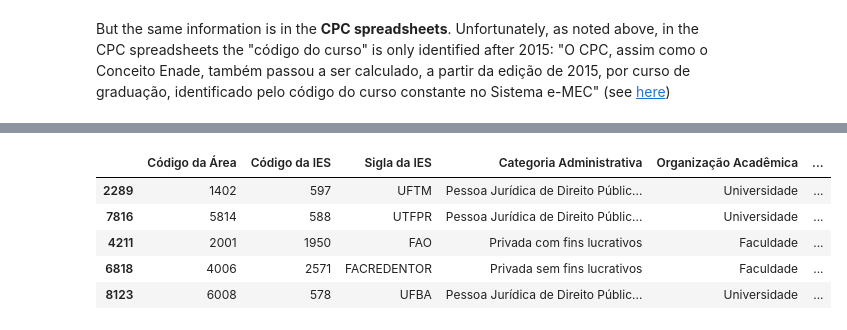
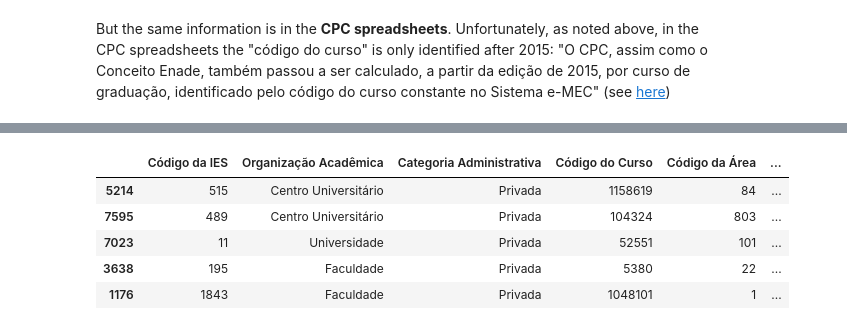
Before and after one commit to ewout/idd, a Jupyter notebook: 1-CreateDataset.ipynb, the cells around one changed output, grey strips where cells are left out. Saved outputs shown, nothing was run; the diff lists cells and outputs as text; code cells hidden in the pictures.

```diff
--- a/1-CreateDataset.ipynb
+++ b/1-CreateDataset.ipynb
@@ -178,7 +204,8 @@ def xls2csv(ano,fn,cols,colnames):
 
     return df
 # %%
-cpcfiles = {2017:'data/original/resultado_cpc_2017.xlsx',
+cpcfiles = {2018: 'data/original/portal_CPC_edicao2018.xlsx',
+            2017: 'data/original/resultado_cpc_2017.xlsx',
             2016: 'data/original/Resultado_CPC_2016_portal_23_02_2018.xls',
             2015: 'data/original/cpc_2015_portal_atualizado_03_10_2017.xls',
             2014: 'data/original/cpc2014_atualizado_em_04122017.xlsx',
@@ -190,9 +217,16 @@ cpcfiles = {2017:'data/original/resultado_cpc_2017.xlsx',
 # Nci, Ncp e N = participantes inscritos, participantes e com ENEM resp.
 
 
-cpccols = {2017: [[1,3,5,6,7,8,9,10,13,14,17,18,19,20,35,36],['area','ies','siglies','orgacad','catadm','curso','modalidade','municipio','Nci','Ncp','enade','N','fracN','idd','cpc','cpcf']], #N = conluintes com nota no enem
+cpccols = {
+           2018: [[1,3,4,5,6,7,9,10,13,14,19,20,21,22,36,37],['ies','siglies','orgacad','catadm','curso','area','modalidade','municipio','Nci','Ncp','enade','N','fracN','idd','cpc','cpcf']],
+           2017: [[1,3,5,6,7,8,9,10,13,14,17,18,19,20,35,36],['area','ies','siglies','orgacad','catadm','curso','modalidade','municipio','Nci','Ncp','enade','N','fracN','idd','cpc','cpcf']], #N = conluintes com nota no enem
            2016: [[1,6,7,10,18,19,20,35,36],['ies','curso','area','municipio','N','fracN','idd','cpc','cpcf']], #idd = Nota Bruta - IDD
-           2015: [[1,6,7,10,18,19,20,35,36], ['ies','curso','area','municipio','N','fracN','idd','cpc','cpcf']],
+           2015: [[1,4,5,6,7,10,13,14,17,18,19,20,35,36], ['ies','orgacad','catadm','curso','area','municipio','Nci','Ncp','enade','N','fracN','idd','cpc','cpcf']],
            2014: [[1,3,5,6,7,8,12,13,14,18,25,26,27,37,38], ['area','ies','siglies','catadm','orgacad','municipio','Ncursos','Nci','Ncp','enade','N','fracN','idd','cpc','cpcf']],
            2013: [[1,3,8,12,14,29,37,38], ['area','ies','municipio','Ncursos','N','idd','cpc','cpcf']],
            2012: [[1,3,8,9,13,24,36,37], ['area','ies','Ncursos','municipio','N','idd','cpc','cpcf']]}
+
+for ano in range(2012,2019):
+    #print(ano)
+    df = xls2csv(ano,cpcfiles[ano],cols=cpccols[ano][0],colnames = cpccols[ano][1])
+    df.to_csv(os.path.join(processed,"cpc-pub-{}.csv".format(ano)),index=False)
@@ -203,11 +244,11 @@ for ano in range(2012,2018):
 # %%
-ano = 2014
+ano = 2015
 df = pd.read_excel(cpcfiles[ano],usecols=cpccols[ano][0],na_values=['-','.'])
 df.sample(5)
 # %% [output]
-|  | Código da Área | Código da IES | Sigla da IES | Categoria Administrativa | Organização Acadêmica | ... |
-| 2289 | 1402 | 597 | UFTM | Pessoa Jurídica de Direito Públic... | Universidade | ... |
-| 7816 | 5814 | 588 | UTFPR | Pessoa Jurídica de Direito Públic... | Universidade | ... |
-| 4211 | 2001 | 1950 | FAO | Privada com fins lucrativos | Faculdade | ... |
-| 6818 | 4006 | 2571 | FACREDENTOR | Privada sem fins lucrativos | Faculdade | ... |
-| 8123 | 6008 | 578 | UFBA | Pessoa Jurídica de Direito Públic... | Universidade | ... |
+|  | Código da IES | Organização Acadêmica | Categoria Administrativa | Código do Curso | Código da Área | ... |
+| 5214 | 515 | Centro Universitário | Privada | 1158619 | 84 | ... |
+| 7595 | 489 | Centro Universitário | Privada | 104324 | 803 | ... |
+| 7023 | 11 | Universidade | Privada | 52551 | 101 | ... |
+| 3638 | 195 | Faculdade | Privada | 5380 | 22 | ... |
+| 1176 | 1843 | Faculdade | Privada | 1048101 | 1 | ... |
```
Also changed, not shown: parts of 9 cells of this notebook, 17 other files.
